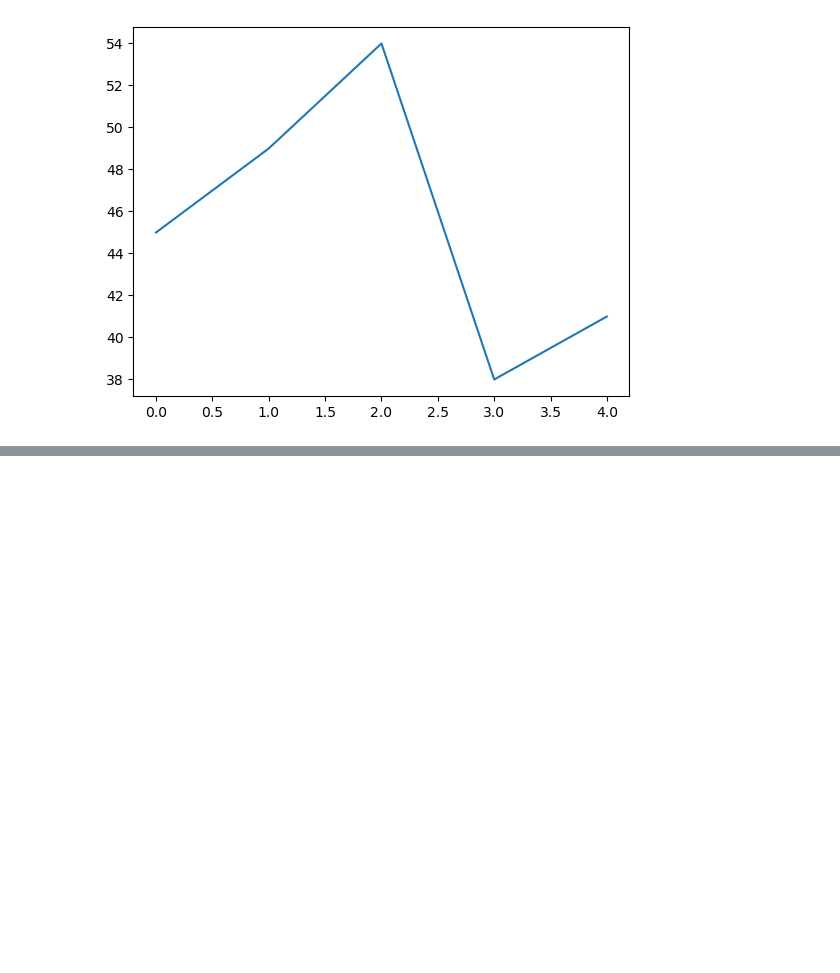
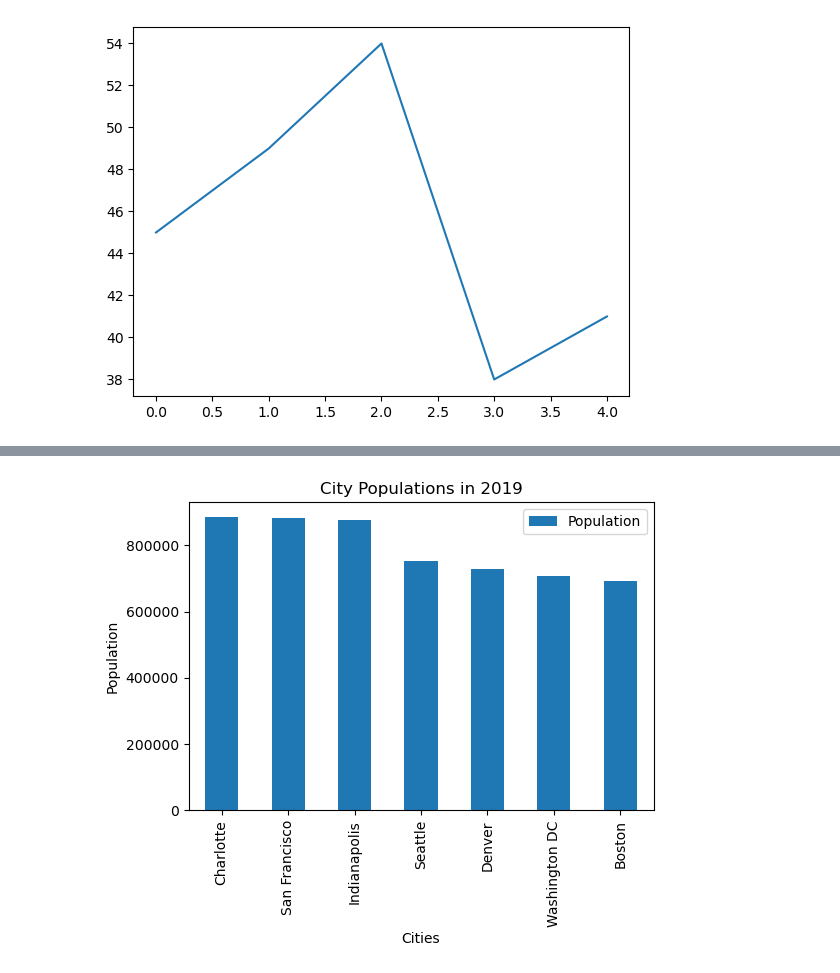
Before and after one commit to CS4580/my-notes-Komperda, a Jupyter notebook: module_4/intro_plotting.ipynb, the cells around one changed output, grey strips where cells are left out. Drawn from its saved outputs; the diff is of its cells as text; code cells hidden in the pictures; blank space fills up the shorter version.

```diff
--- a/module_4/intro_plotting.ipynb
+++ b/module_4/intro_plotting.ipynb
@@ -73,0 +110,3 @@ plt.plot(y)
+# %%
+cities_df = pd.read_csv('../data/cities.csv')
+cities_df.head()
@@ -73,0 +120,4 @@ plt.plot(y)
+# %%
+# Filter records from year = 2019
+cities_2019_df = cities_df[cities_df['Year'] == 2019]
+cities_2019_df.head()
@@ -73,0 +131,8 @@ plt.plot(y)
+# %%
+# Bar chart of number of cities in a region
+cities_2019_df.plot(kind='bar', x = 'City', y = 'Population', title='City Populations in 2019', figsize=(6,4))
+plt.xlabel('Cities')
+plt.ylabel('Population')
+plt.show()
+# %% [output]
+[figure, added]
```
Also changed, not shown: parts of 24 cells of this notebook, 6 other files.
